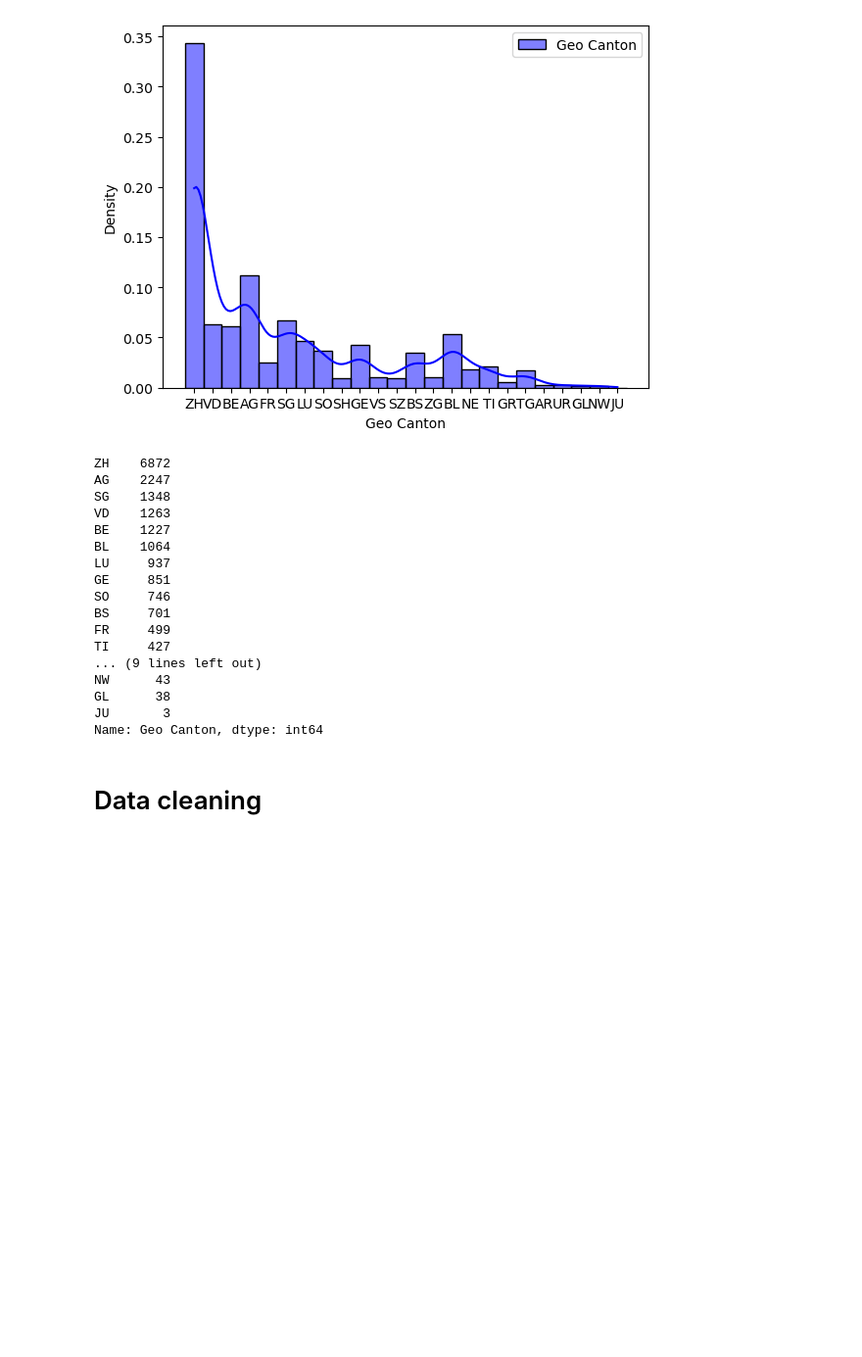
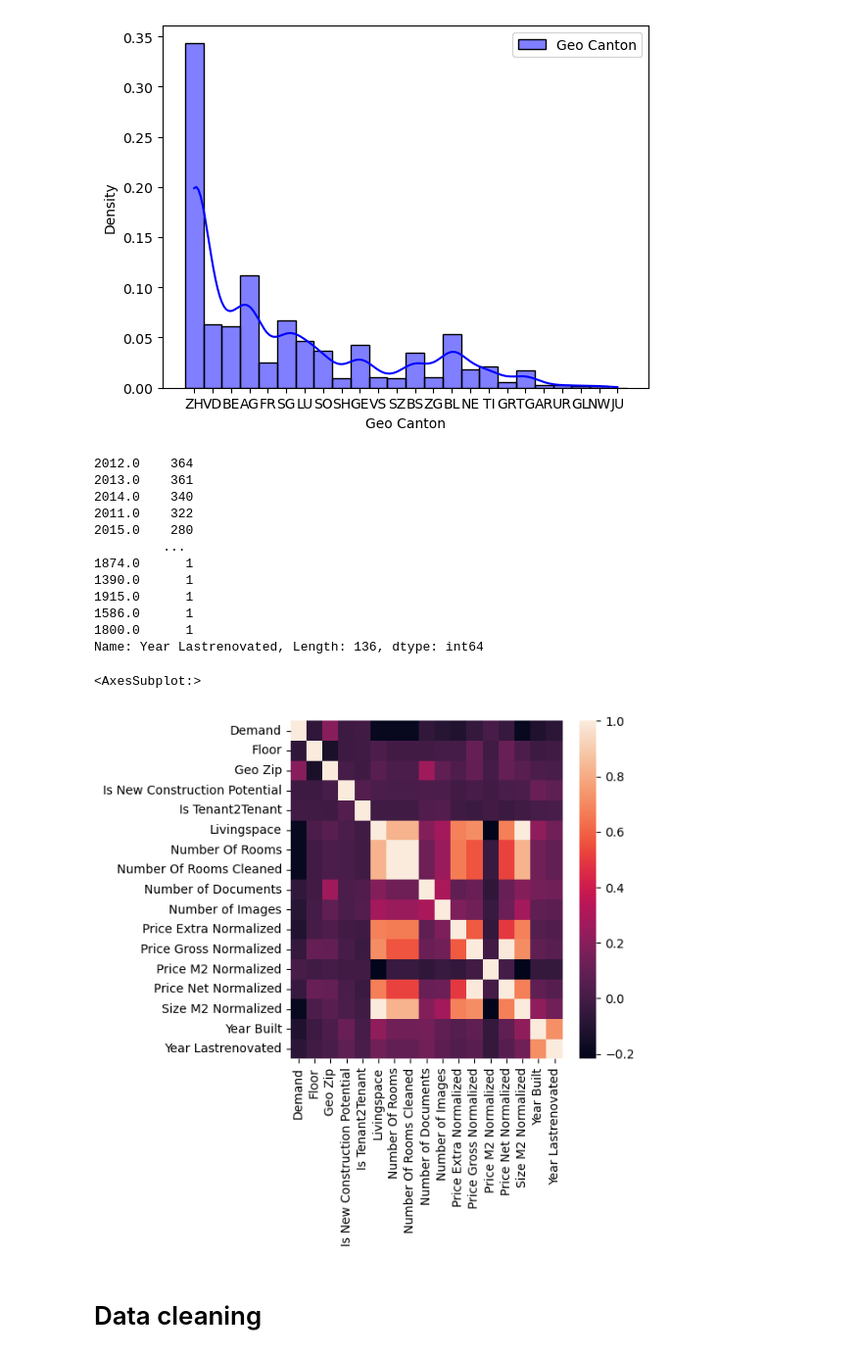
Before and after one commit to Germouche/ml-project, a Jupyter notebook: run.ipynb, the cells around one changed output. Shown at 98% size. Cells and saved outputs as stored; diff of their text form; code cells hidden in the pictures; blank space fills up the shorter version.

```diff
--- a/run.ipynb
+++ b/run.ipynb
@@ -87,25 +87,26 @@ plt.show()
 # %% [output]
 [figure]
 # %%
-data['Geo Canton'].value_counts()
+data['Year Lastrenovated'].value_counts()
 # %% [output]
-ZH    6872
-AG    2247
-SG    1348
-VD    1263
-BE    1227
-BL    1064
-LU     937
-GE     851
-SO     746
-BS     701
-FR     499
-TI     427
-... (9 lines left out)
-NW      43
-GL      38
-JU       3
-Name: Geo Canton, dtype: int64
+2012.0    364
+2013.0    361
+2014.0    340
+2011.0    322
+2015.0    280
+         ...
+1874.0      1
+1390.0      1
+1915.0      1
+1586.0      1
+1800.0      1
+Name: Year Lastrenovated, Length: 136, dtype: int64
+# %%
+plt.figure(figsize=(5,5))
+sns.heatmap(data.corr())
+# %% [output]
+<AxesSubplot:>
+[figure, added]
 # %% [markdown]
 # Data cleaning
 # %%
```
Also changed, not shown: parts of 11 cells of this notebook.
